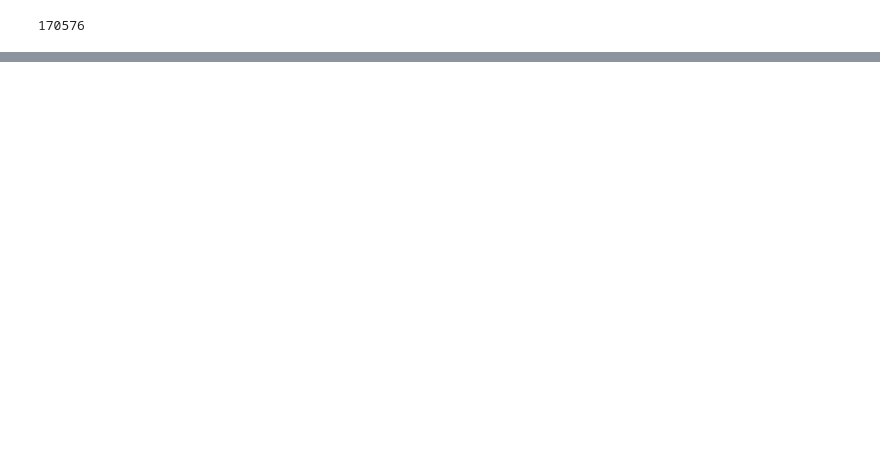
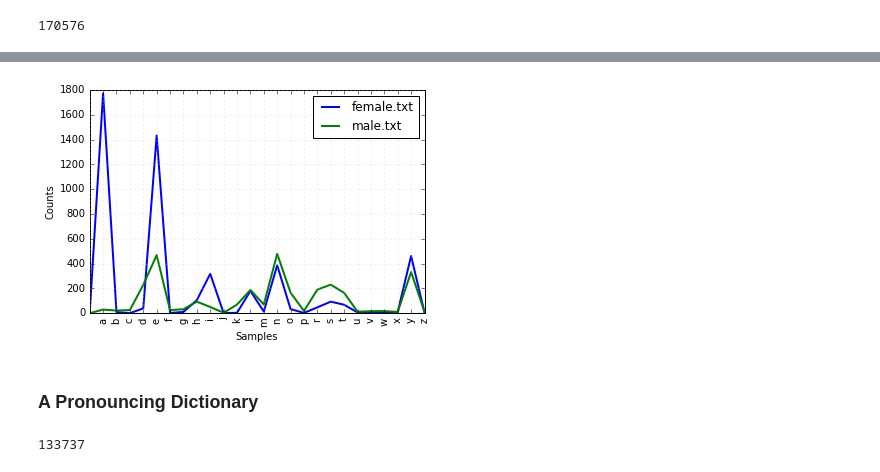
Before and after one commit to jenningj/pythonTutorials, a Jupyter notebook: NLTK/Lesson2.ipynb, the cells around one changed output, grey strips where cells are left out. Cells and saved outputs as stored; diff of their text form; code cells hidden in the pictures; blank space fills up the shorter version.

```diff
--- a/NLTK/Lesson2.ipynb
+++ b/NLTK/Lesson2.ipynb
@@ -494,0 +801,4 @@ len(genre_word)
+# %%
+#Names corpus, containing 8,000 first names categorized by gender.
+names = nltk.corpus.names
+names.fileids()
@@ -494,0 +832,17 @@ len(genre_word)
+# %%
+#names ending in the letter a are almost always female.Remember that name[-1] is the last letter of name.
+cfd = nltk.ConditionalFreqDist(
+(fileid,name[-1])
+for fileid in names.fileids()
+for name in names.words(fileid))
+cfd.plot()
+# %% [output]
+[figure, added]
+# %% [markdown]
+### A Pronouncing Dictionary
+# %%
+#NLTK includes the CMU Pronouncing Dictionary for US English, which was designed for use by speech synthesizers
+entries = nltk.corpus.cmudict.entries()
+len(entries)
+# %% [output]
+133737
```
Also changed, not shown: parts of 49 cells of this notebook, 28 other files.
